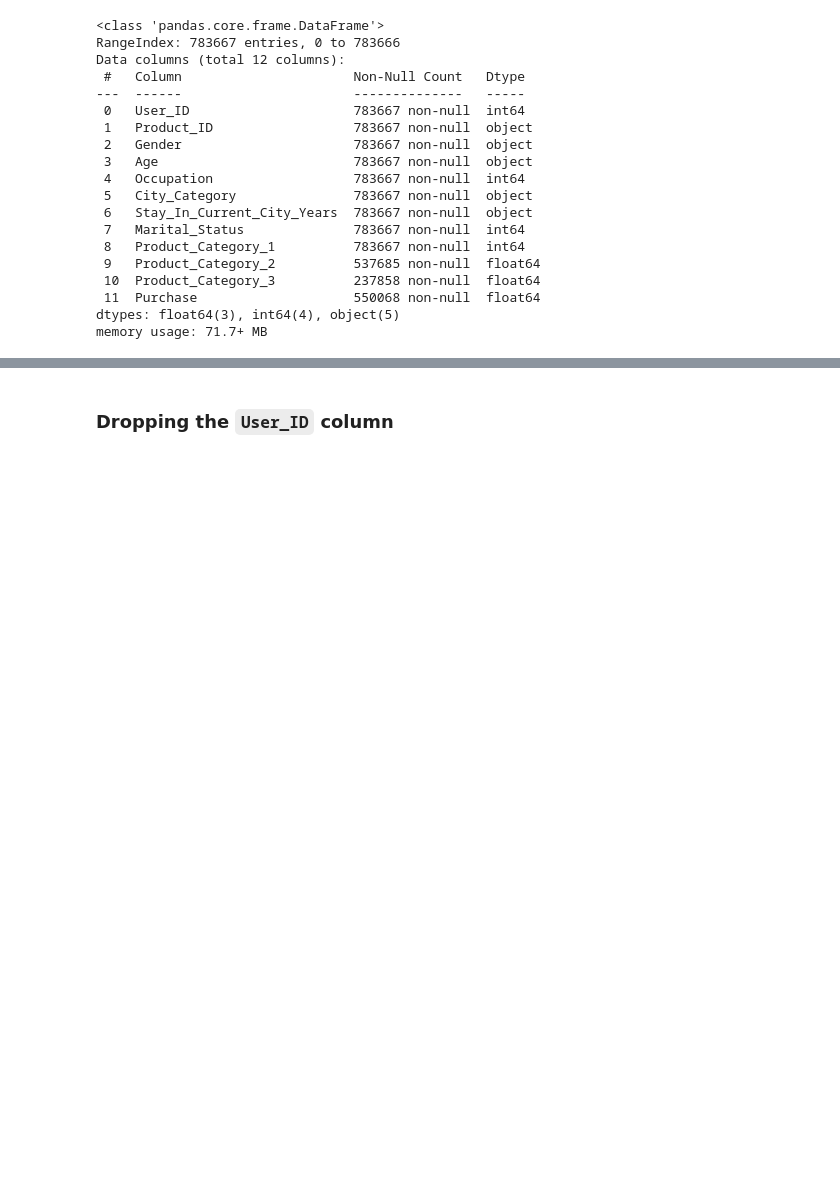
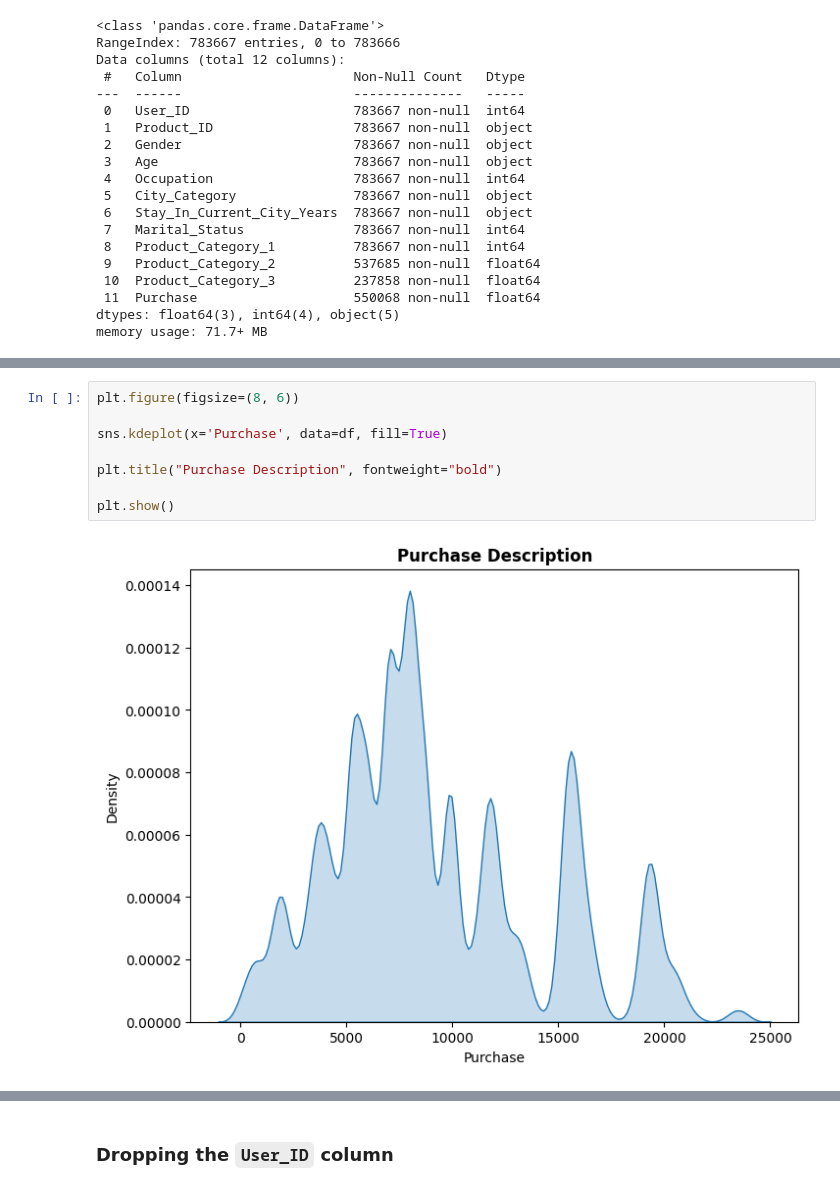
Before and after one commit to nirmit27/ds-and-ml, a Jupyter notebook: Models/black-friday-sales.ipynb, the cells around one changed output, grey strips where cells are left out. Drawn from its saved outputs; the diff is of its cells as text; blank space fills up the shorter version.

```diff
--- a/Models/black-friday-sales.ipynb
+++ b/Models/black-friday-sales.ipynb
@@ -136,3 +136,13 @@ df.describe()
 | 50% | 1.003075e+06 | 7.000000 | 0.000000 | 5.000000 | 9.000000 | 14.000000 | ... |
 | 75% | 1.004478e+06 | 14.000000 | 1.000000 | 8.000000 | 15.000000 | 16.000000 | ... |
 | max | 1.006040e+06 | 20.000000 | 1.000000 | 20.000000 | 18.000000 | 18.000000 | ... |
+# %%
+plt.figure(figsize=(8, 6))
+
+sns.kdeplot(x='Purchase', data=df, fill=True)
+
+plt.title("Purchase Description", fontweight="bold")
+
+plt.show()
+# %% [output]
+[figure, added]
```
Also changed, not shown: parts of 15 cells of this notebook.
